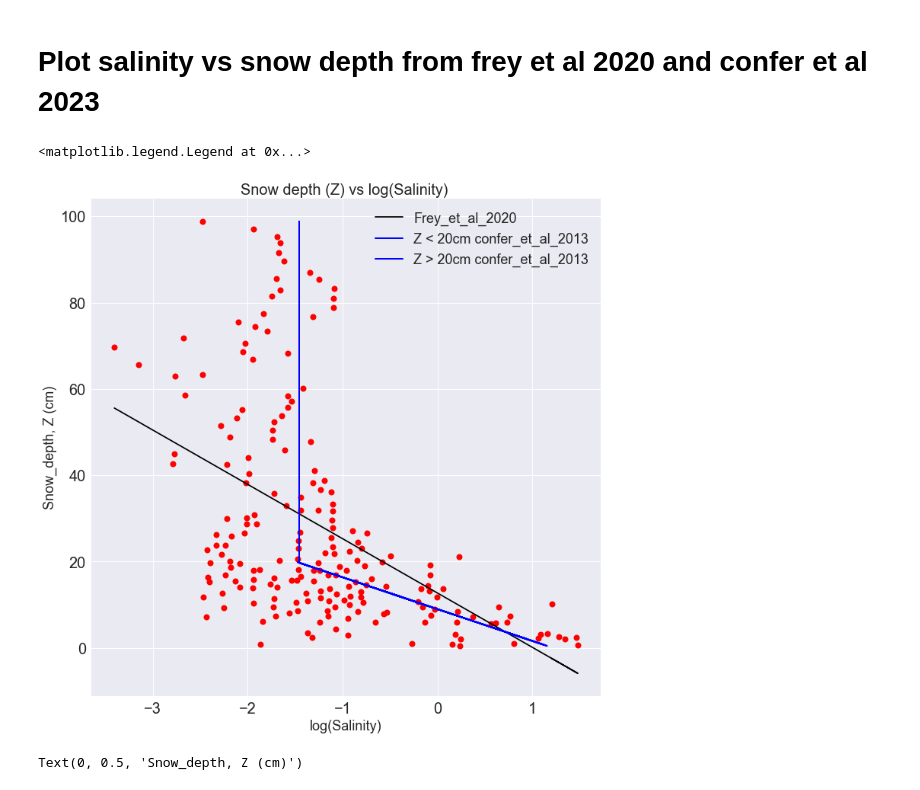
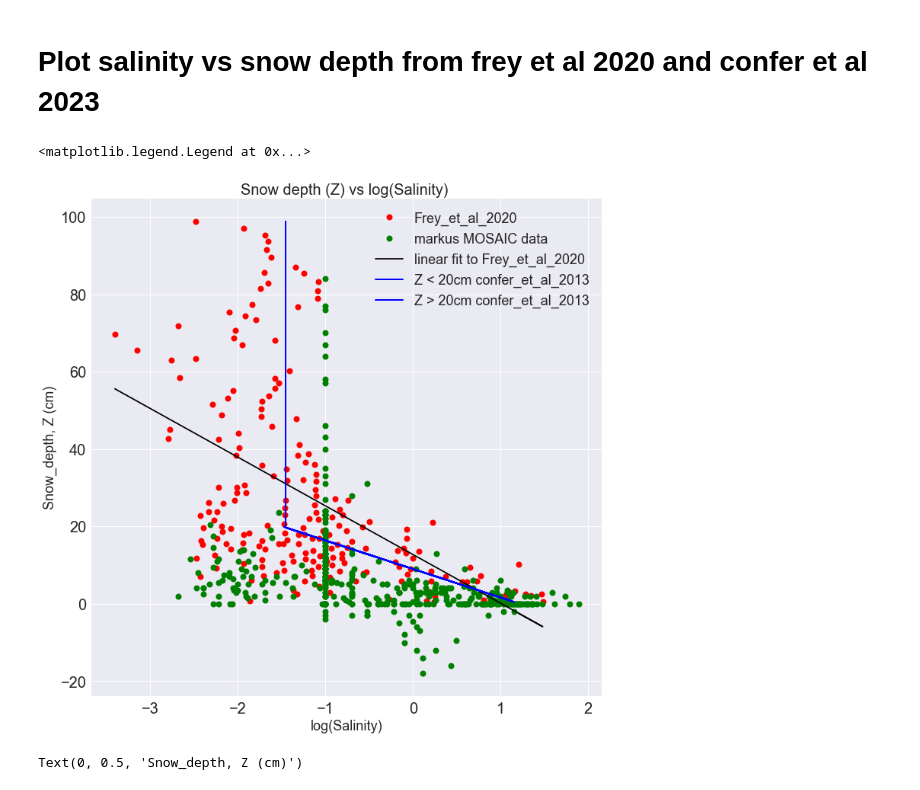
Before and after one commit to bazilsky/jupyter_local, a Jupyter notebook: netcdf/lognormal_salinity_fit_multisnowdepth.ipynb, the cells around one changed output. Drawn from its saved outputs; the diff is of its cells as text; code cells hidden in the pictures.

```diff
--- a/netcdf/lognormal_salinity_fit_multisnowdepth.ipynb
+++ b/netcdf/lognormal_salinity_fit_multisnowdepth.ipynb
@@ -13,42 +13,73 @@ a = df.to_numpy()
 df
 salinity = df.Sp
 snow_depth = df.Snow_depth
+
+# read in new salinity data from xlsx file from markus
+new_data = pd.read_excel('SnowSalinity_markus/MOSAiC_snowpits_13_salinity_data.xlsx')
+salinity_new = new_data[new_data.columns[13]].values
+
+# output names of all headers of pandas dataframe
+depth_new = new_data[new_data.columns[6]].values * 100
+
+flag1 = salinity_new != np.nan
+flag2 = depth_new != np.nan
+
+flag_new = flag1 & flag2
+depth_new = depth_new[flag_new]
+salinity_new = salinity_new[flag_new]
 # %% [markdown]
 # Plot salinity vs snow depth from frey et al 2020 and confer et al 2023
 # %%
 plt.figure(figsize=(12,12))
 plt.style.use('seaborn')
 
 sd_slice1 = snow_depth[snow_depth<20]
 sd_slice2 = snow_depth[snow_depth>=20]
 
 sp_slice1 = salinity[snow_depth<20]
 sp_slice2 = salinity[snow_depth>20]
 
-plt.plot(np.log10(salinity),snow_depth,'r.',markersize = 16)
+# make slices of salinity_new and depth_new
+sd_slice1_new = depth_new[depth_new<20]
+sd_slice2_new = depth_new[depth_new>20]
+
+sp_slice1_new = salinity_new[depth_new<20]
+sp_slice2_new = salinity_new[depth_new>20]
+
+plt.plot(np.log10(salinity),snow_depth,'r.',markersize = 16, label = 'Frey_et_al_2020')
+
+plt.plot(np.log10(salinity_new),depth_new,'g.',markersize = 16, label = 'markus MOSAIC data')
+
+
 
 linear_fit = np.polyfit(np.log10(salinity),snow_depth,1)
 Y_fit = np.polyval(linear_fit,np.log10(salinity))
+
+#linear_fit_2 = np.polyfit(np.log10(salinity_new),depth_new,1)
+#Y_fit_2 = np.polyval(linear_fit_2,np.log10(salinity_new))
+
+
 #plt.plot(np.log10(salinity),func_1(salinity,*popt),'k.')
-plt.plot(np.log10(salinity),Y_fit,'k-', label = 'Frey_et_al_2020')
+plt.plot(np.log10(salinity),Y_fit,'k-', label = 'linear fit to Frey_et_al_2020')
+#plt.plot(np.log10(salinity_new),Y_fit_2,'k-', label = 'linear fit to markus MOSAIC data')
 #plt.xscale('log')
 plt.xticks(fontsize = 20)
 plt.yticks(fontsize = 20)
 plt.title('Snow depth (Z) vs log(Salinity) ',fontsize = 20)
 plt.xlabel('log(Salinity)',fontsize = 18)
 plt.ylabel('Snow_depth, Z (cm)',fontsize = 18)
 
 # inserting parametrisation from confer et al 2013
 
 sp_confer_1 = 16.47 * np.exp(-0.312*sd_slice1) # z between 0 and 20 cm
 sp_confer_2 = np.array([0.035]*len(sd_slice2)) # for z >20 cm
 
 plt.plot(np.log10(sp_confer_1), sd_slice1, 'b-', linewidth = 2, label = 'Z < 20cm confer_et_al_2013')
 plt.plot(np.log10(sp_confer_2), sd_slice2, 'b-', linewidth = 2, label = 'Z > 20cm confer_et_al_2013')
 plt.legend(fontsize = 18)
 # %% [output]
 <matplotlib.legend.Legend at 0x...>
-[figure, old version]
+[figure, new version]
 # %%
 # histogram plot of snowdepth on y axis and salinity on x axis
 
```
Also changed, not shown: parts of 5 cells of this notebook, 18 other files.
